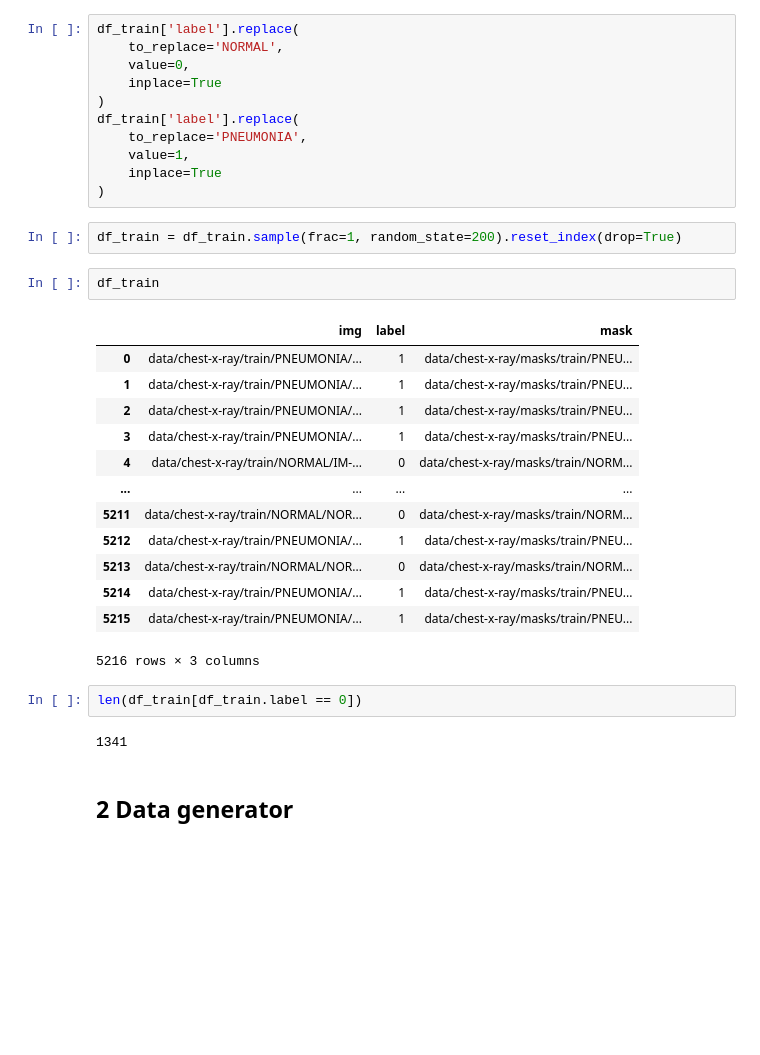
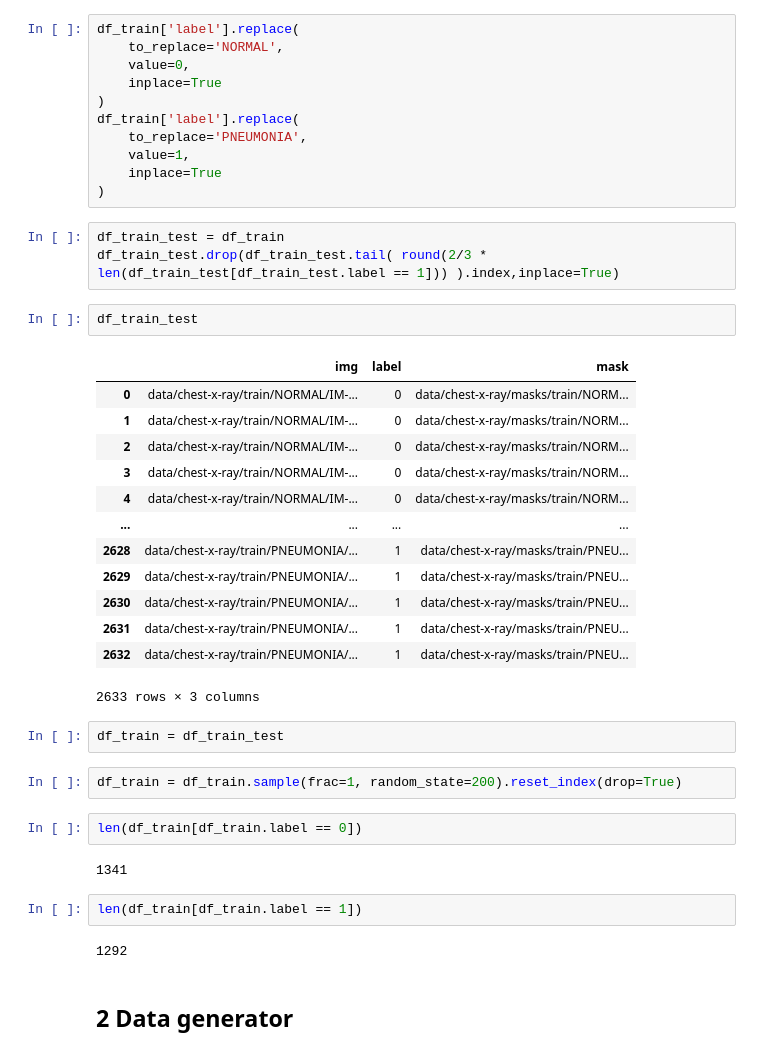
Before and after one commit to ai-explorers/chest_x_ray, a Jupyter notebook: IEEE CNN With + Masks.ipynb, the cells around one changed output. Drawn from its saved outputs; the diff is of its cells as text; blank space fills up the shorter version.

```diff
--- a/IEEE CNN With + Masks.ipynb
+++ b/IEEE CNN With + Masks.ipynb
@@ -87,28 +87,37 @@ df_train['label'].replace(
     value=1,
     inplace=True
 )
+# %%
+df_train_test = df_train
+df_train_test.drop(df_train_test.tail( round(2/3 * len(df_train_test[df_train_test.label == 1])) ).index,inplace=True)
+# %%
+df_train_test
+# %% [output]
+|  | img | label | mask |
+| 0 | data/chest-x-ray/train/NORMAL/IM-... | 0 | data/chest-x-ray/masks/train/NORM... |
+| 1 | data/chest-x-ray/train/NORMAL/IM-... | 0 | data/chest-x-ray/masks/train/NORM... |
+| 2 | data/chest-x-ray/train/NORMAL/IM-... | 0 | data/chest-x-ray/masks/train/NORM... |
+| 3 | data/chest-x-ray/train/NORMAL/IM-... | 0 | data/chest-x-ray/masks/train/NORM... |
+| 4 | data/chest-x-ray/train/NORMAL/IM-... | 0 | data/chest-x-ray/masks/train/NORM... |
+| ... | ... | ... | ... |
+| 2628 | data/chest-x-ray/train/PNEUMONIA/... | 1 | data/chest-x-ray/masks/train/PNEU... |
+| 2629 | data/chest-x-ray/train/PNEUMONIA/... | 1 | data/chest-x-ray/masks/train/PNEU... |
+| 2630 | data/chest-x-ray/train/PNEUMONIA/... | 1 | data/chest-x-ray/masks/train/PNEU... |
+| 2631 | data/chest-x-ray/train/PNEUMONIA/... | 1 | data/chest-x-ray/masks/train/PNEU... |
+| 2632 | data/chest-x-ray/train/PNEUMONIA/... | 1 | data/chest-x-ray/masks/train/PNEU... |
+2633 rows × 3 columns
+# %%
+df_train = df_train_test
 # %%
 df_train = df_train.sample(frac=1, random_state=200).reset_index(drop=True)
-# %%
-df_train
-# %% [output]
-|  | img | label | mask |
-| 0 | data/chest-x-ray/train/PNEUMONIA/... | 1 | data/chest-x-ray/masks/train/PNEU... |
-| 1 | data/chest-x-ray/train/PNEUMONIA/... | 1 | data/chest-x-ray/masks/train/PNEU... |
-| 2 | data/chest-x-ray/train/PNEUMONIA/... | 1 | data/chest-x-ray/masks/train/PNEU... |
-| 3 | data/chest-x-ray/train/PNEUMONIA/... | 1 | data/chest-x-ray/masks/train/PNEU... |
-| 4 | data/chest-x-ray/train/NORMAL/IM-... | 0 | data/chest-x-ray/masks/train/NORM... |
-| ... | ... | ... | ... |
-| 5211 | data/chest-x-ray/train/NORMAL/NOR... | 0 | data/chest-x-ray/masks/train/NORM... |
-| 5212 | data/chest-x-ray/train/PNEUMONIA/... | 1 | data/chest-x-ray/masks/train/PNEU... |
-| 5213 | data/chest-x-ray/train/NORMAL/NOR... | 0 | data/chest-x-ray/masks/train/NORM... |
-| 5214 | data/chest-x-ray/train/PNEUMONIA/... | 1 | data/chest-x-ray/masks/train/PNEU... |
-| 5215 | data/chest-x-ray/train/PNEUMONIA/... | 1 | data/chest-x-ray/masks/train/PNEU... |
-5216 rows × 3 columns
 # %%
 len(df_train[df_train.label == 0])
 # %% [output]
 1341
+# %%
+len(df_train[df_train.label == 1])
+# %% [output]
+1292
 # %% [markdown]
 ## 2 Data generator
 # %%
```
Also changed, not shown: parts of 10 cells of this notebook.
